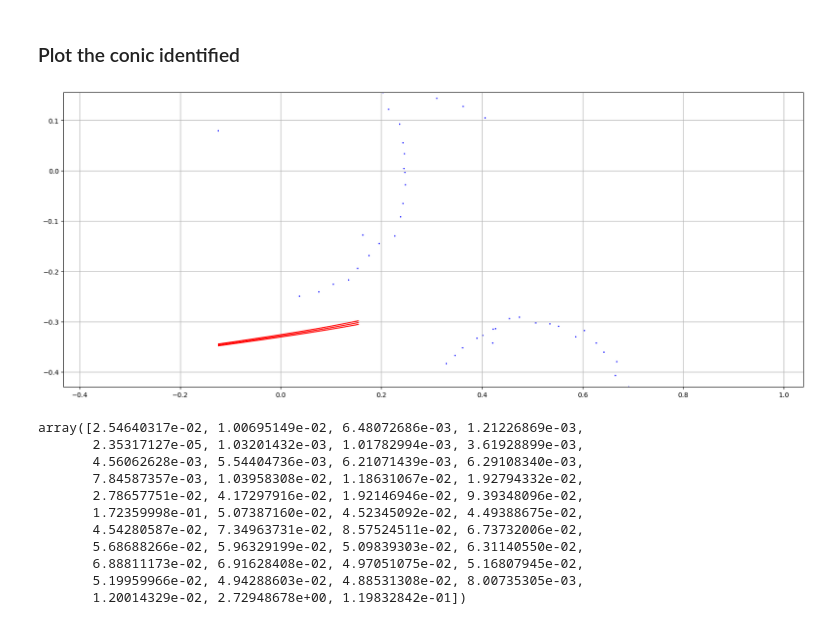
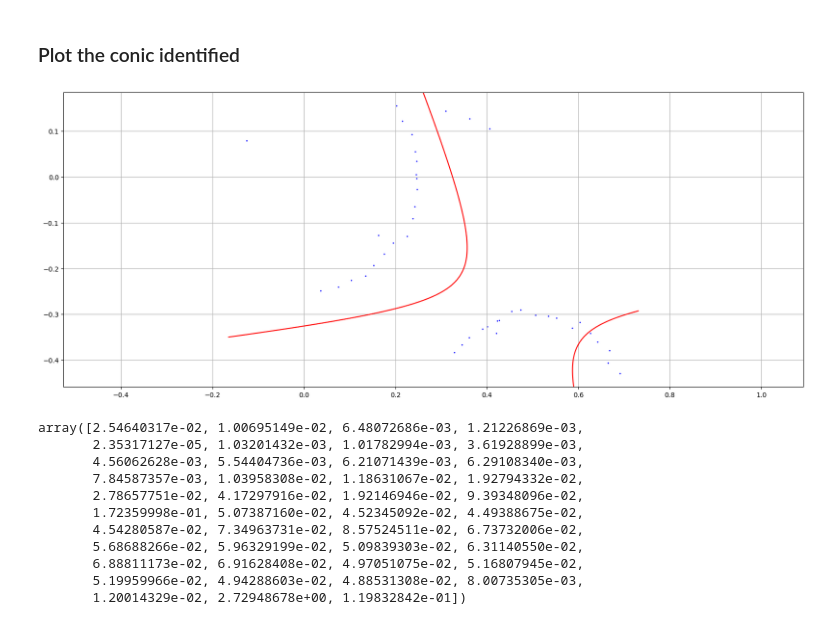
Before and after one commit to Ax-Time/m3ip-homework, a Jupyter notebook: labs/b.ipynb, the cells around one changed output. Cells and saved outputs as stored; diff of their text form; code cells hidden in the pictures.

```diff
--- a/labs/b.ipynb
+++ b/labs/b.ipynb
@@ -61,24 +61,23 @@ array([-1.0407211 ,  8.43278707,  3.62396348,  3.41576282, -1.88952579])
 # %%
 fig, ax = plt.subplots(1, 1, figsize=(20, 8))
 ax.grid(True);
 ax.axis('equal');
 
 # Plot points
 ax.scatter(X_p[:, 0], X_p[:, 1], c='b', s=1);
 
 # Plot implicit conic with matplotlib
 xlim = ax.get_xlim()
 ylim = ax.get_ylim()
 x = np.linspace(xlim[0], xlim[1], 100)
 y = np.linspace(ylim[0], ylim[1], 100)
-
 X, Y = np.meshgrid(x, y)
 Z = w[0] * X**2 + w[1] * X * Y + w[2] * Y**2 + w[3] * X + w[4] * Y - 1
-plt.contour(X, Y, Z, [0, 0.01, 0.02], colors='r')
+plt.contour(X, Y, Z, [0], colors='r')
 
 plt.show()
 # %% [output]
-[figure, old version]
+[figure, new version]
 # %%
 np.square(Phi @ w - 1)
 # %% [output]
```
Also changed, not shown: 2 other files.
